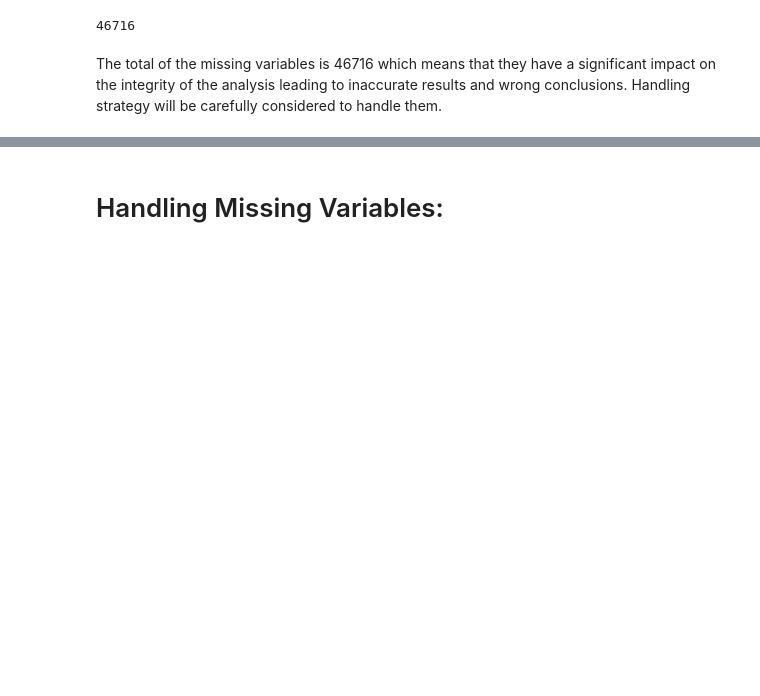
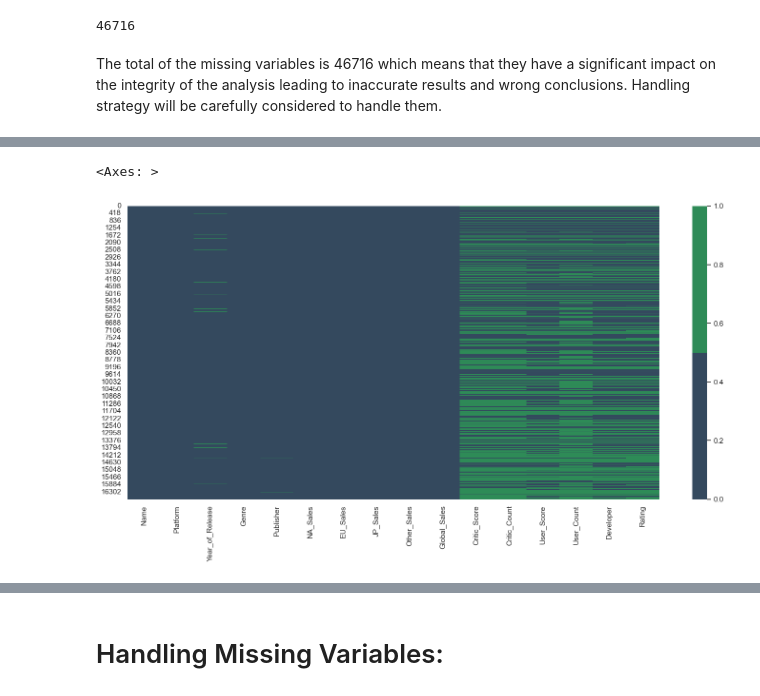
Before and after one commit to Sba23037/CristinaPriolo_DVizHDip_CA1, a Jupyter notebook: CristinaPriolo_DVizHDip_CA1.ipynb, the cells around one changed output, grey strips where cells are left out. Drawn from its saved outputs; the diff is of its cells as text; code cells hidden in the pictures; blank space fills up the shorter version.

Commit message:
added visualization of NA value
added visualization for missing variables

```diff
--- a/CristinaPriolo_DVizHDip_CA1.ipynb
+++ b/CristinaPriolo_DVizHDip_CA1.ipynb
@@ -291,0 +303,8 @@ The total of the missing variables is 46716 which means that they have a signifi
+# %%
+plt.figure(figsize=(18,8))
+
+colours = ['#34495E', 'seagreen']
+sns.heatmap(df.isnull(), cmap=sns.color_palette(colours))
+# %% [output]
+<Axes: >
+[figure, added]
```
Also changed, not shown: parts of 45 cells of this notebook.
